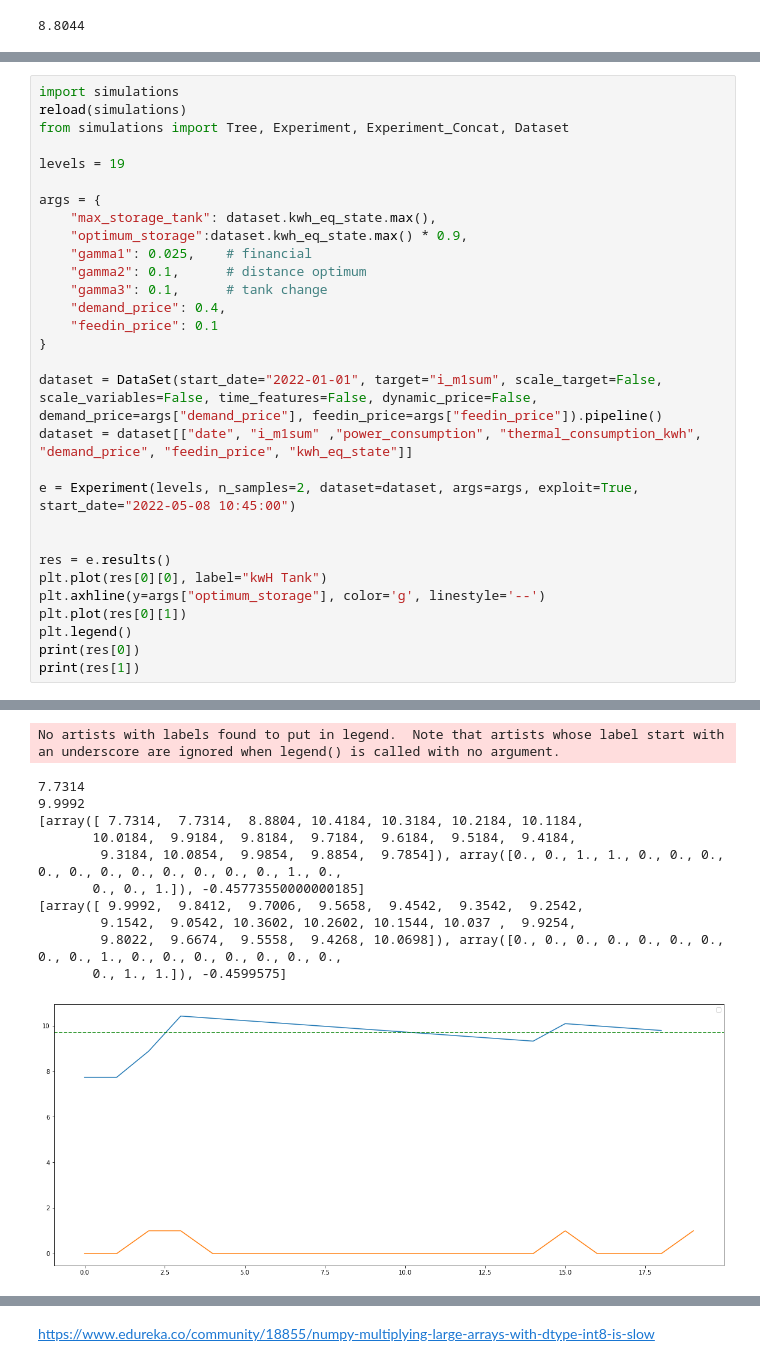
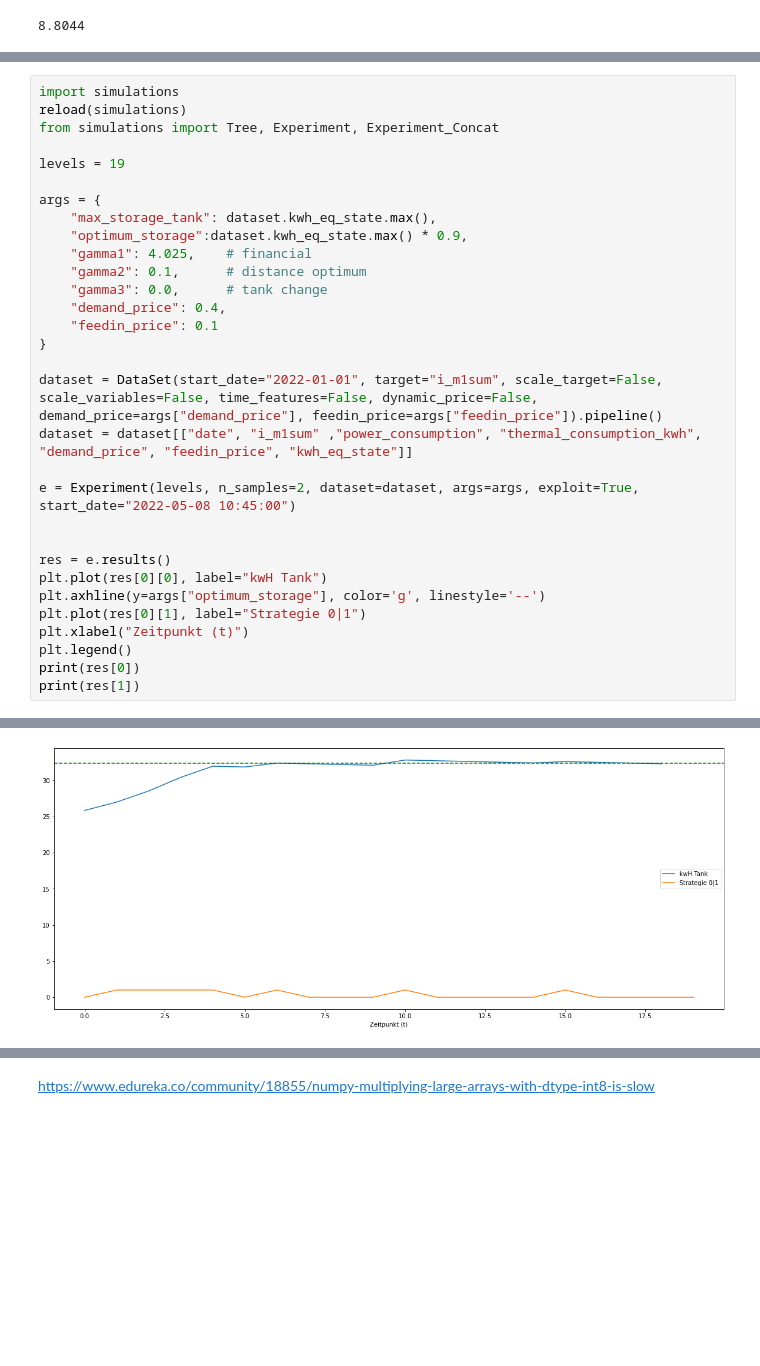
Before and after one commit to lukinoe/RL-Power-Distribution-for-power2heat, a Jupyter notebook: RL_policy/RL_policy_pipe.ipynb, the cells around one changed output, grey strips where cells are left out. Drawn from its saved outputs; the diff is of its cells as text; blank space fills up the shorter version.

```diff
--- a/RL_policy/RL_policy_pipe.ipynb
+++ b/RL_policy/RL_policy_pipe.ipynb
@@ -515,16 +515,16 @@ See the caveats in the documentation: https://pandas.pydata.org/pandas-docs/stab
 # %%
 import simulations
 reload(simulations)
-from simulations import Tree, Experiment, Experiment_Concat, Dataset
+from simulations import Tree, Experiment, Experiment_Concat
 
 levels = 19
 
 args = {
     "max_storage_tank": dataset.kwh_eq_state.max(),
     "optimum_storage":dataset.kwh_eq_state.max() * 0.9,
-    "gamma1": 0.025,    # financial
+    "gamma1": 4.025,    # financial
     "gamma2": 0.1,      # distance optimum
-    "gamma3": 0.1,      # tank change
+    "gamma3": 0.0,      # tank change
     "demand_price": 0.4,
     "feedin_price": 0.1
 }
@@ -538,7 +538,8 @@ e = Experiment(levels, n_samples=2, dataset=dataset, args=args, exploit=True, st
 res = e.results()
 plt.plot(res[0][0], label="kwH Tank")
 plt.axhline(y=args["optimum_storage"], color='g', linestyle='--')
-plt.plot(res[0][1])
+plt.plot(res[0][1], label="Strategie 0|1")
+plt.xlabel("Zeitpunkt (t)")
 plt.legend()
 print(res[0])
 print(res[1])
@@ -584,14 +588,3 @@ See the caveats in the documentation: https://pandas.pydata.org/pandas-docs/stab
-No artists with labels found to put in legend.  Note that artists whose label start with an underscore are ignored when legend() is called with no argument.
-7.7314
-9.9992
-[array([ 7.7314,  7.7314,  8.8804, 10.4184, 10.3184, 10.2184, 10.1184,
-       10.0184,  9.9184,  9.8184,  9.7184,  9.6184,  9.5184,  9.4184,
-        9.3184, 10.0854,  9.9854,  9.8854,  9.7854]), array([0., 0., 1., 1., 0., 0., 0., 0., 0., 0., 0., 0., 0., 0., 0., 1., 0.,
-       0., 0., 1.]), -0.45773550000000185]
-[array([ 9.9992,  9.8412,  9.7006,  9.5658,  9.4542,  9.3542,  9.2542,
-        9.1542,  9.0542, 10.3602, 10.2602, 10.1544, 10.037 ,  9.9254,
-        9.8022,  9.6674,  9.5558,  9.4268, 10.0698]), array([0., 0., 0., 0., 0., 0., 0., 0., 0., 1., 0., 0., 0., 0., 0., 0., 0.,
-       0., 1., 1.]), -0.4599575]
-[figure, old version]
+[figure, new version]
 # %%
 args = {
```
Also changed, not shown: parts of 3 cells of this notebook, 4 other files.
